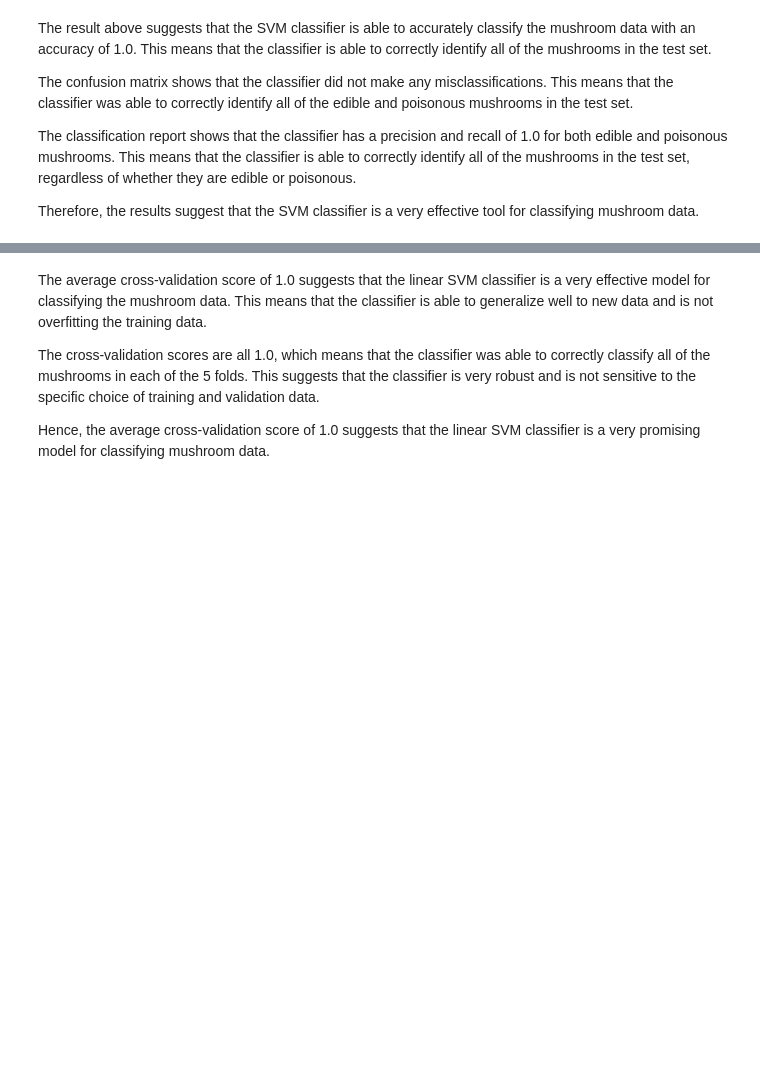
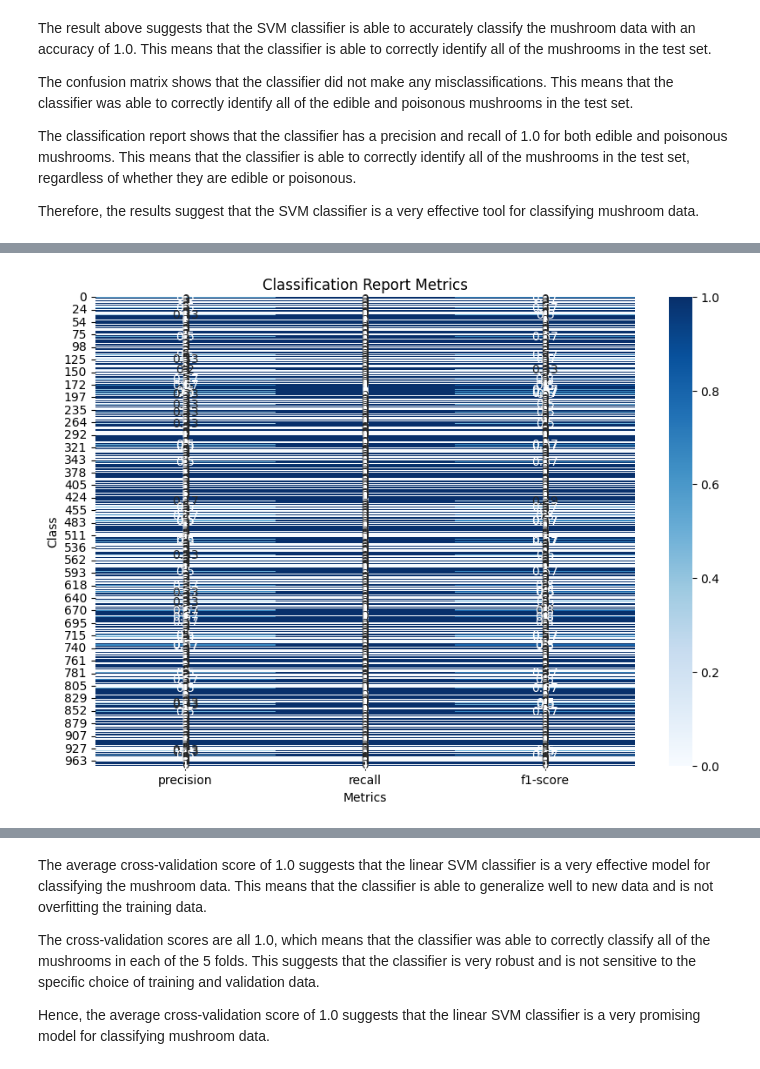
Before and after one commit to Eshan16pandey/EDA-II, a Jupyter notebook: Supportvectormachine.ipynb, the cells around one changed output, grey strips where cells are left out. Drawn from its saved outputs; the diff is of its cells as text; code cells hidden in the pictures; blank space fills up the shorter version.

```diff
--- a/Supportvectormachine.ipynb
+++ b/Supportvectormachine.ipynb
@@ -179,0 +341,17 @@ plt.show()
+# %%
+import seaborn as sns
+import pandas as pd
+
+# Prepare data for heatmap
+heatmap_data = {metric: [report_dict[label][metric] for label in classes] for metric in metrics}
+heatmap_df = pd.DataFrame(heatmap_data, index=classes)
+
+# Create a heatmap
+plt.figure(figsize=(10, 7))
+sns.heatmap(heatmap_df, annot=True, cmap='Blues', vmin=0, vmax=1)
+plt.title('Classification Report Metrics')
+plt.xlabel('Metrics')
+plt.ylabel('Class')
+plt.show()
+# %% [output]
+[figure, added]
```
Also changed, not shown: parts of 23 cells of this notebook.
